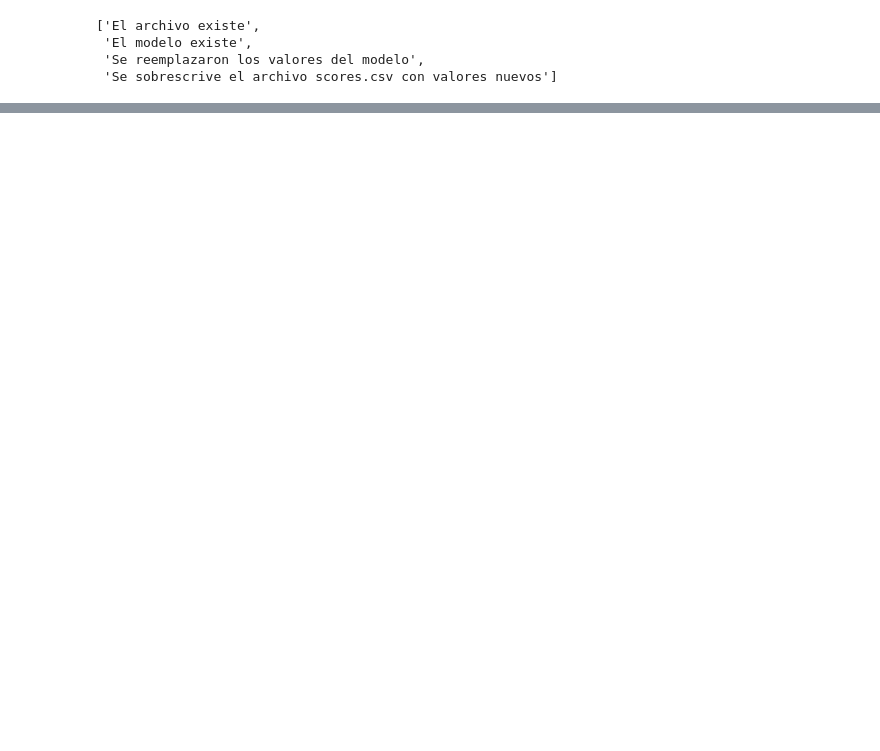
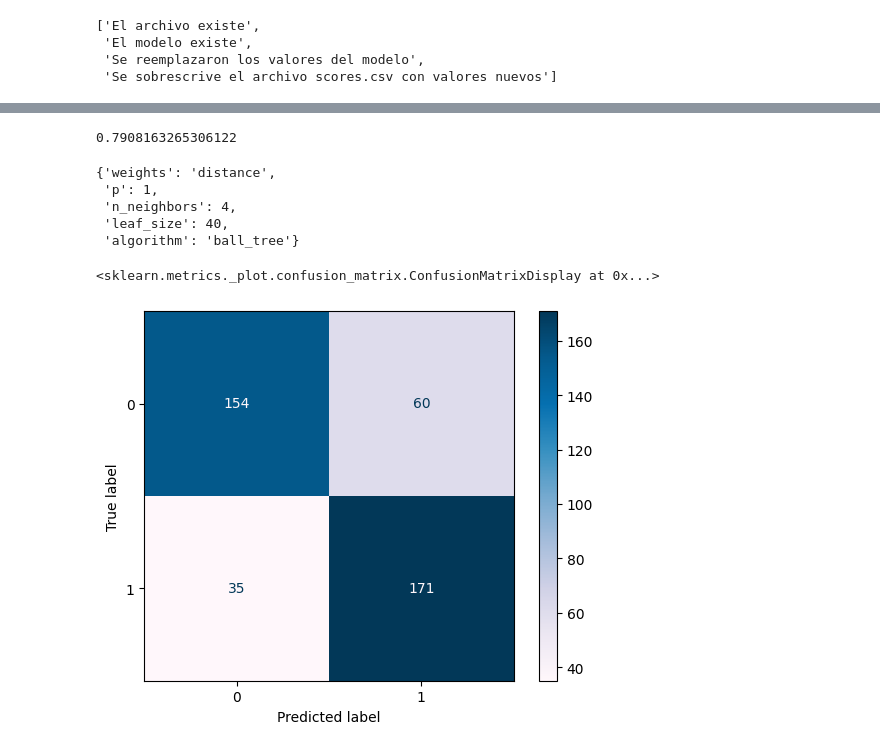
Before and after one commit to pabloing93/credit-scoring-prediction, a Jupyter notebook: model_knn.ipynb, the cells around one changed output, grey strips where cells are left out. Cells and saved outputs as stored; diff of their text form; code cells hidden in the pictures; blank space fills up the shorter version.

```diff
--- a/model_knn.ipynb
+++ b/model_knn.ipynb
@@ -156,0 +197,31 @@ save_scores(model_scores)
+# %%
+randomsearch_fit.best_score_
+# %% [output]
+0.7908163265306122
+# %%
+randomsearch_fit.best_params_
+# %% [output]
+{'weights': 'distance',
+ 'p': 1,
+ 'n_neighbors': 4,
+ 'leaf_size': 40,
+ 'algorithm': 'ball_tree'}
+# %%
+knn_optimized = KNeighborsClassifier(
+  weights= 'distance',
+  p=1,
+  n_neighbors=4,
+  leaf_size=40,
+  algorithm='ball_tree'
+)
+knn_optimized.fit(x_train, y_train)
+knn_optimized_predictions = knn_optimized.predict(x_test)
+# %%
+confmatrix = confusion_matrix(y_test, knn_optimized_predictions)
+confmatrix
+
+visual_confmatrix = ConfusionMatrixDisplay(confmatrix)
+visual_confmatrix.plot(cmap='PuBu')
+# %% [output]
+<sklearn.metrics._plot.confusion_matrix.ConfusionMatrixDisplay at 0x...>
+[figure, added]
```
Also changed, not shown: parts of 16 cells of this notebook, 2 other files.
